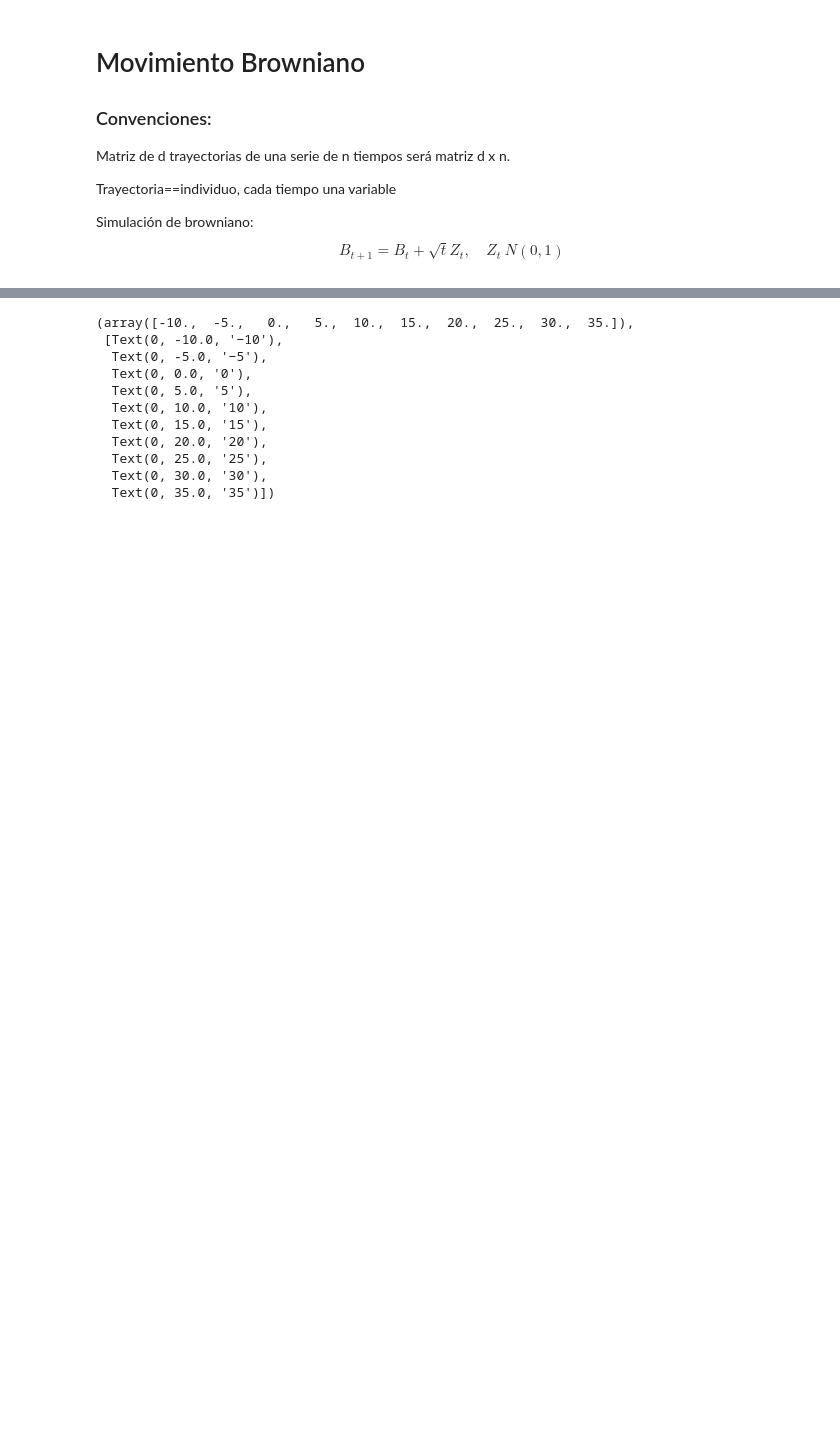
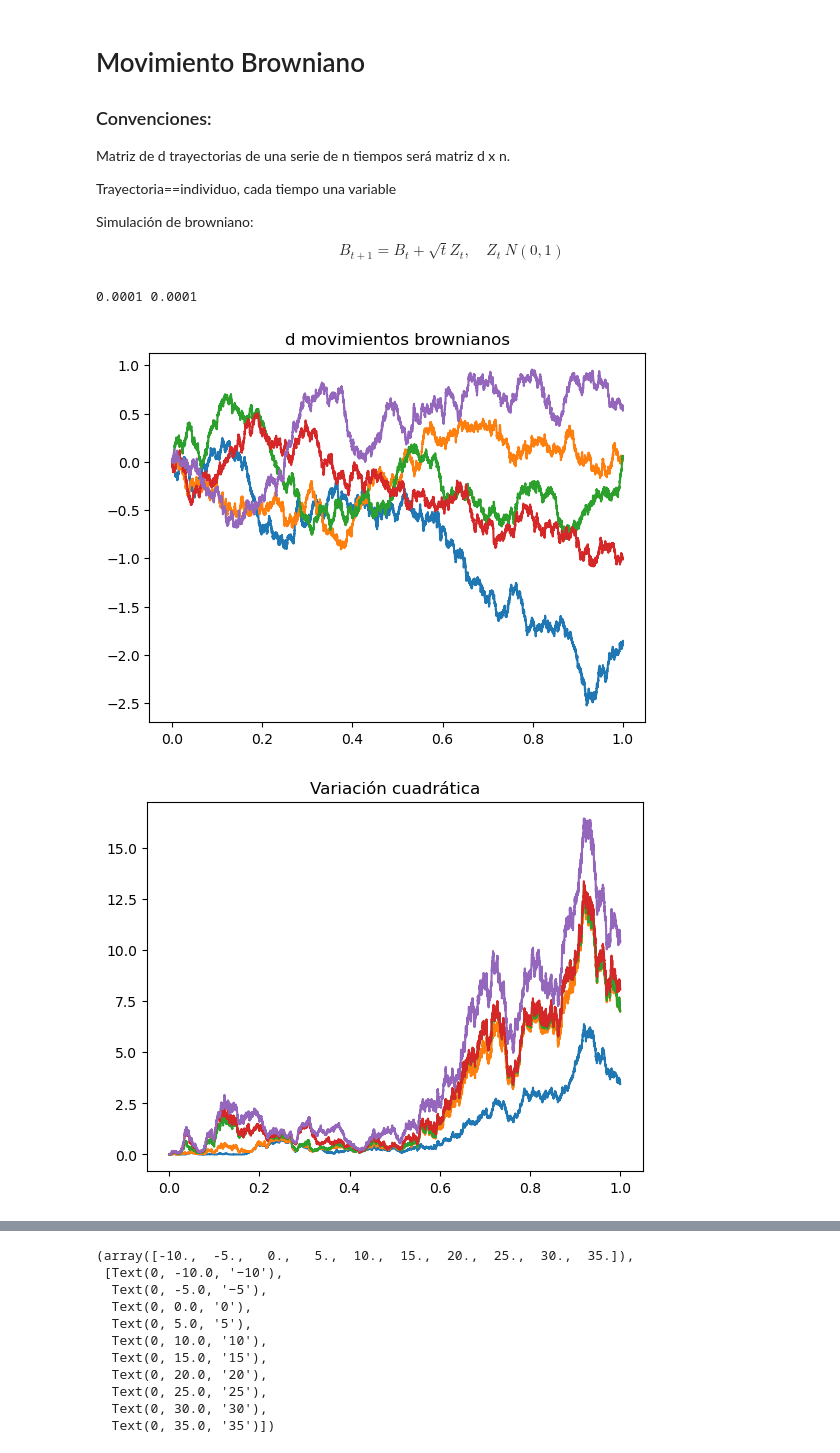
Before and after one commit to msanchezr99/Talleres_estocasticos1, a Jupyter notebook: Procesos_estoc_continuos/Mov_browniano.ipynb, the cells around one changed output, grey strips where cells are left out. Drawn from its saved outputs; the diff is of its cells as text; code cells hidden in the pictures; blank space fills up the shorter version.

Commit message:
Movimiento browniano listo

```diff
--- a/Procesos_estoc_continuos/Mov_browniano.ipynb
+++ b/Procesos_estoc_continuos/Mov_browniano.ipynb
@@ -17,22 +17,55 @@ $$B_{t+1}=B_t+\sqrt{t} Z_t, \quad Z_t~N(0,1)$$
 # %%
 from typing import Optional
 import numpy as np
 import matplotlib.pyplot as plt
 import seaborn as sns
 
 def get_dB(n: int, Ts: float=1 , d: int =1, random_state: Optional[int] = None) -> np.ndarray:
     """
     Recibe:
     n: número deseado de incrementos.
     Ts: varianza=tiempo de muestreo (t-s). Por defecto =1
     d: número de procesos independientes buscadas. Por defecto =1
     Optional random_state to reproduce results.
     Retorna:
     dW: Una matriz de dimensiones dxn, cada una de las d filas será un vector de n muestreos de
     una normal, es decir, una matriz cuyas filas son incrementos de un MBEU
     """
     np.random.seed(random_state)
     sample=np.random.normal(0.0, Ts**(1/2), (d,n-1))#Ts es la varianza, d-1 porque al final agrego condición inicial
-    W_0=np.zeros((d,1)) #Fila de ceros. Cada proceso (columna) se inicializa en 0
-    dW=np.concatenate((W_0,sample),axis=0) #Agrego el punto inicial 0 de partida (para cada vector)
-    return dW
+    B_0=np.zeros((d,1)) #Fila de ceros. Cada proceso (columna) se inicializa en 0
+    dB=np.concatenate((B_0,sample),axis=1) #Agrego los estados iniciales como primer vector columna
+    return dB
+
+def get_B(n: int, Ts: float=1, d:int = 1,random_state: Optional[int] = None) -> np.ndarray:
+    """
+    Recibe:
+    n: tamaño de muestras deseadas.
+    d: número de trayectorias muestreadas a intervalos Ts unidades de tiempo.
+    Retorna:
+    Matriz dxn con cada fila de la matriz como el vector de sumas acumuladas de los incrementos.
+    """
+    dB = get_dB(n,Ts=Ts,d=d,random_state=random_state)  #Cambiar por dB y B
+
+    return np.cumsum(dB,axis=1) #Cum sum retorna un vector y cada entrada se convierte en la suma acumulada
+
+def quadratic_variation(B):
+    """Devuelve la matriz con las variaciones cuadráticas de cada fila (mov browniano) de W"""
+    return np.cumsum(np.power(np.diff(B,axis=1,prepend=0),2),axis=1)
+T=1#Horizonte de tiempo
+n=10000
+d=5
+time=np.linspace(0,T,n+1)#Con n+1 puntos obtengo 0=t_0<...<t_n=T, n subintervalos
+Ts=T/n
+print(Ts,time[1]-time[0])
+B=get_B(n+1,Ts,d=d)
+plt.plot(time,B.T)#Para plot, Python asume que cada trayectoria es una columna
+plt.title("d movimientos brownianos")
+plt.show()
+plt.plot(time,quadratic_variation(B).T)
+plt.title("Variación cuadrática")
+plt.show()
+# %% [output]
+0.0001 0.0001
+[figure, added]
+[figure, added]
```
Also changed, not shown: parts of 2 cells of this notebook, 1 other file.
